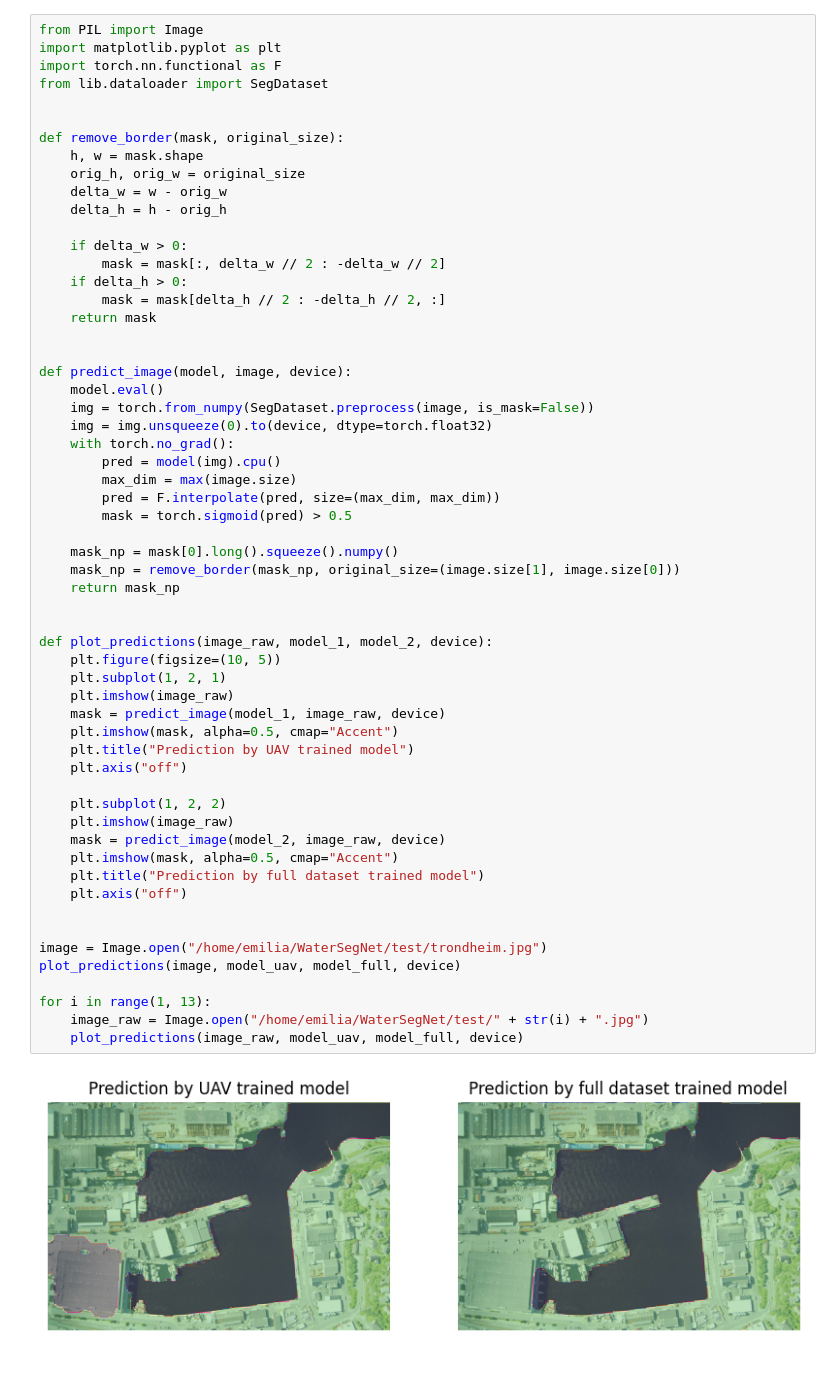
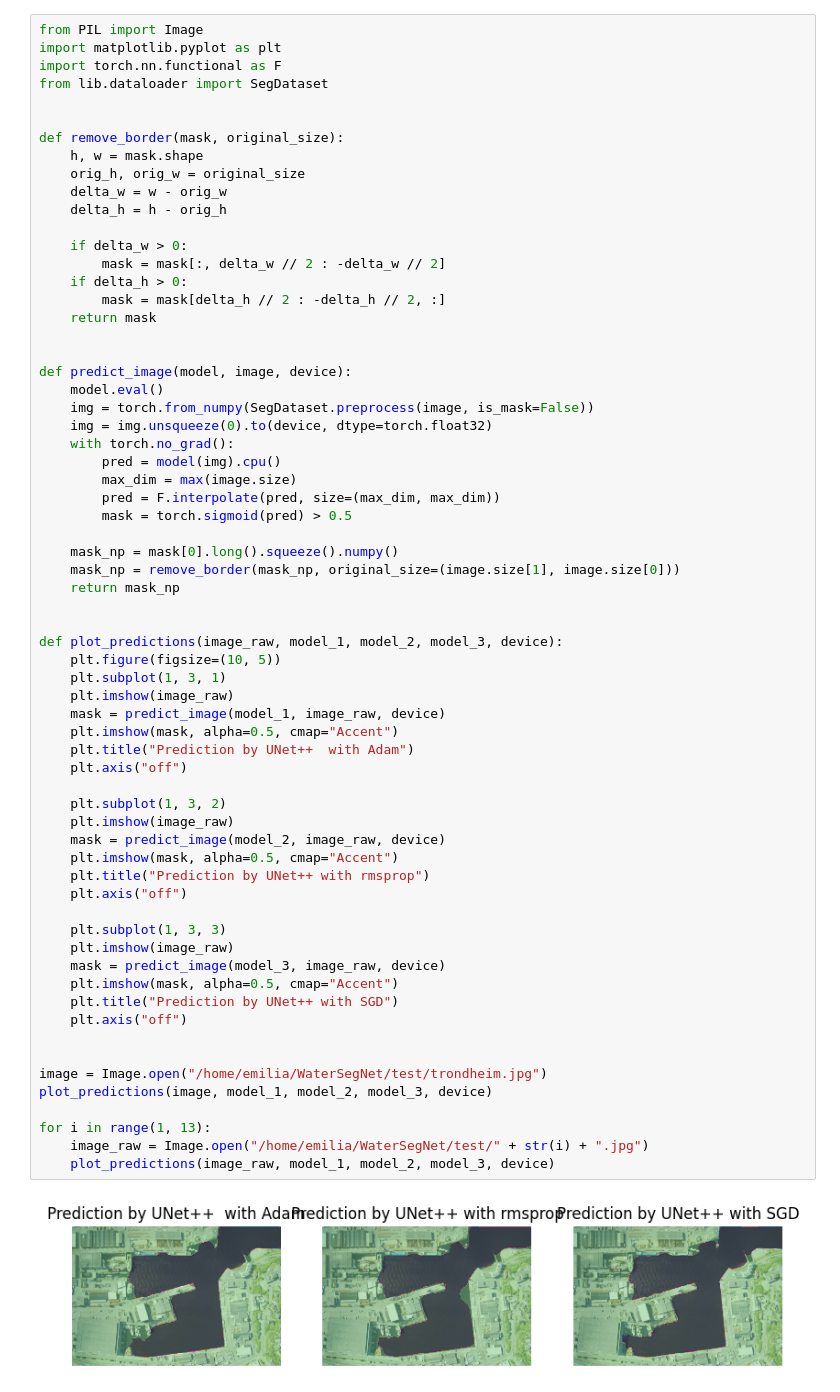
Before and after one commit to Art3miss233/WaterSegNet, a Jupyter notebook: inference.ipynb, the cells around one changed output. Cells and saved outputs as stored; diff of their text form.

Commit message:
Added tons of code for testing models
Signed-off-by: Emilia O'Brien <emilia-may@hotmail.com>

```diff
--- a/inference.ipynb
+++ b/inference.ipynb
@@ -62,38 +75,45 @@ def predict_image(model, image, device):
     img = torch.from_numpy(SegDataset.preprocess(image, is_mask=False))
     img = img.unsqueeze(0).to(device, dtype=torch.float32)
     with torch.no_grad():
         pred = model(img).cpu()
         max_dim = max(image.size)
         pred = F.interpolate(pred, size=(max_dim, max_dim))
         mask = torch.sigmoid(pred) > 0.5
 
     mask_np = mask[0].long().squeeze().numpy()
     mask_np = remove_border(mask_np, original_size=(image.size[1], image.size[0]))
     return mask_np
 
 
-def plot_predictions(image_raw, model_1, model_2, device):
+def plot_predictions(image_raw, model_1, model_2, model_3, device):
     plt.figure(figsize=(10, 5))
-    plt.subplot(1, 2, 1)
+    plt.subplot(1, 3, 1)
     plt.imshow(image_raw)
     mask = predict_image(model_1, image_raw, device)
     plt.imshow(mask, alpha=0.5, cmap="Accent")
-    plt.title("Prediction by UAV trained model")
+    plt.title("Prediction by UNet++  with Adam")
     plt.axis("off")
 
-    plt.subplot(1, 2, 2)
+    plt.subplot(1, 3, 2)
     plt.imshow(image_raw)
     mask = predict_image(model_2, image_raw, device)
     plt.imshow(mask, alpha=0.5, cmap="Accent")
-    plt.title("Prediction by full dataset trained model")
+    plt.title("Prediction by UNet++ with rmsprop")
+    plt.axis("off")
+
+    plt.subplot(1, 3, 3)
+    plt.imshow(image_raw)
+    mask = predict_image(model_3, image_raw, device)
+    plt.imshow(mask, alpha=0.5, cmap="Accent")
+    plt.title("Prediction by UNet++ with SGD")
     plt.axis("off")
 
 
 image = Image.open("/home/emilia/WaterSegNet/test/trondheim.jpg")
-plot_predictions(image, model_uav, model_full, device)
+plot_predictions(image, model_1, model_2, model_3, device)
 
 for i in range(1, 13):
     image_raw = Image.open("/home/emilia/WaterSegNet/test/" + str(i) + ".jpg")
-    plot_predictions(image_raw, model_uav, model_full, device)
+    plot_predictions(image_raw, model_1, model_2, model_3, device)
 # %% [output]
-[figure, old version]
+[figure, new version]
```
Also changed, not shown: parts of 2 cells of this notebook, 13 other files.
